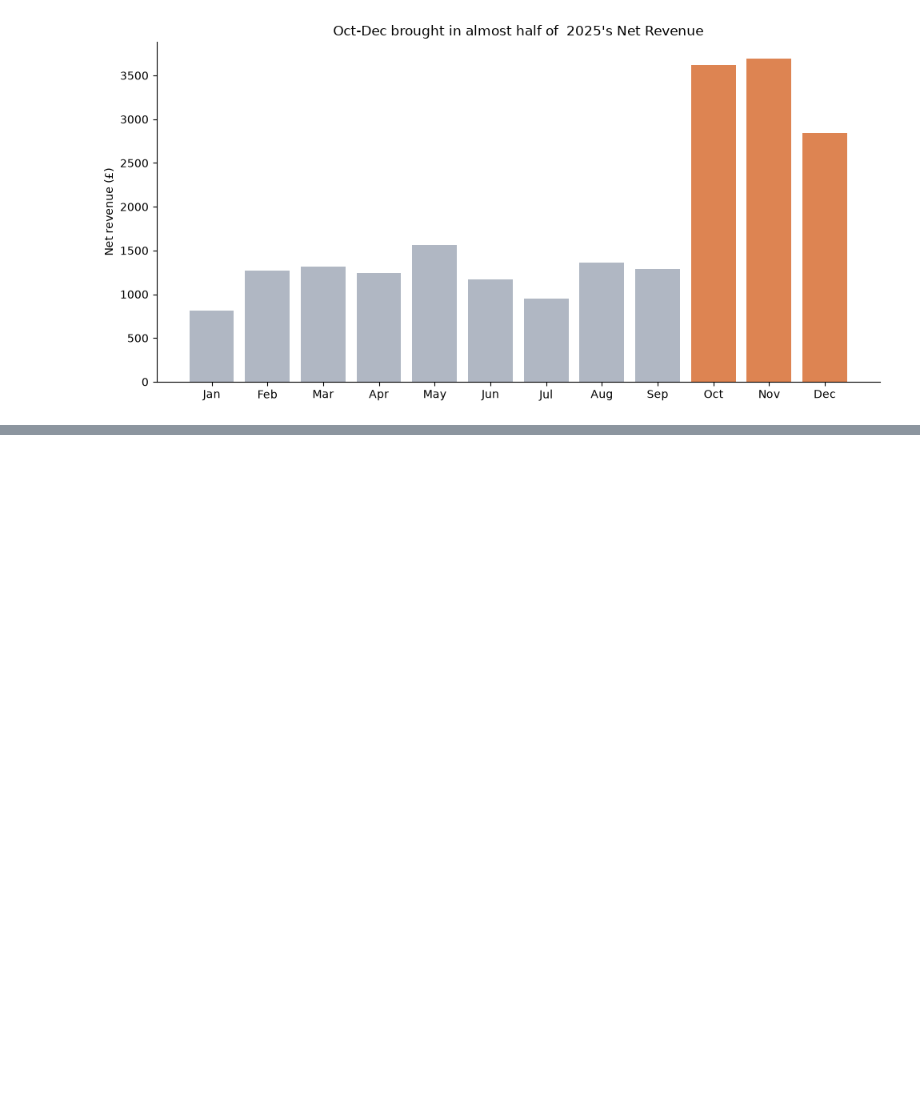
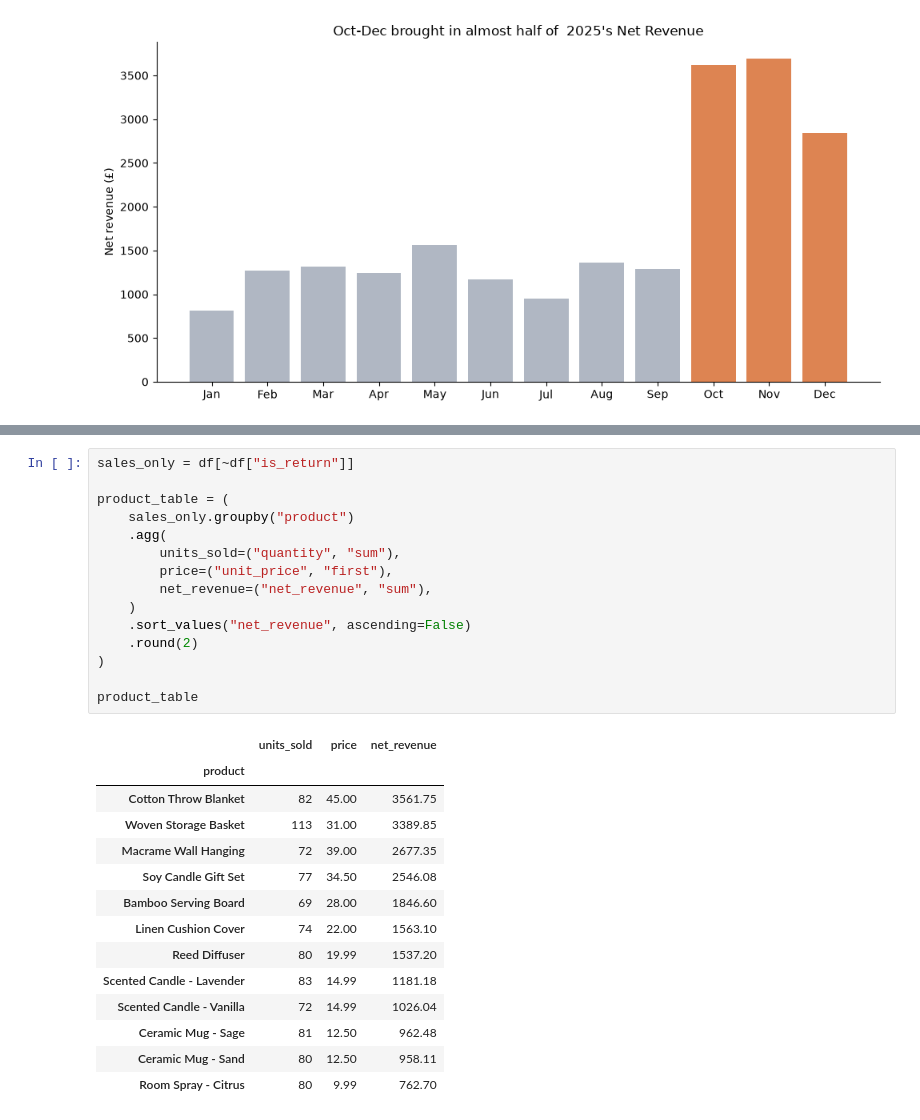
Before and after one commit to gritwellai-coder/job1-willow-wick-sales, a Jupyter notebook: notebooks/02_analysis.ipynb, the cells around one changed output, grey strips where cells are left out. Drawn from its saved outputs; the diff is of its cells as text; blank space fills up the shorter version.

```diff
--- a/notebooks/02_analysis.ipynb
+++ b/notebooks/02_analysis.ipynb
@@ -71,0 +96,30 @@ plt.show()
+# %%
+sales_only = df[~df["is_return"]]
+
+product_table = (
+    sales_only.groupby("product")
+    .agg(
+        units_sold=("quantity", "sum"),
+        price=("unit_price", "first"),
+        net_revenue=("net_revenue", "sum"),
+    )
+    .sort_values("net_revenue", ascending=False)
+    .round(2)
+)
+
+product_table
+# %% [output]
+|  | units_sold | price | net_revenue |
+| product |  |  |  |
+| Cotton Throw Blanket | 82 | 45.00 | 3561.75 |
+| Woven Storage Basket | 113 | 31.00 | 3389.85 |
+| Macrame Wall Hanging | 72 | 39.00 | 2677.35 |
+| Soy Candle Gift Set | 77 | 34.50 | 2546.08 |
+| Bamboo Serving Board | 69 | 28.00 | 1846.60 |
+| Linen Cushion Cover | 74 | 22.00 | 1563.10 |
+| Reed Diffuser | 80 | 19.99 | 1537.20 |
+| Scented Candle - Lavender | 83 | 14.99 | 1181.18 |
+| Scented Candle - Vanilla | 72 | 14.99 | 1026.04 |
+| Ceramic Mug - Sage | 81 | 12.50 | 962.48 |
+| Ceramic Mug - Sand | 80 | 12.50 | 958.11 |
+| Room Spray - Citrus | 80 | 9.99 | 762.70 |
```
Also changed, not shown: parts of 6 cells of this notebook, 1 other file.
